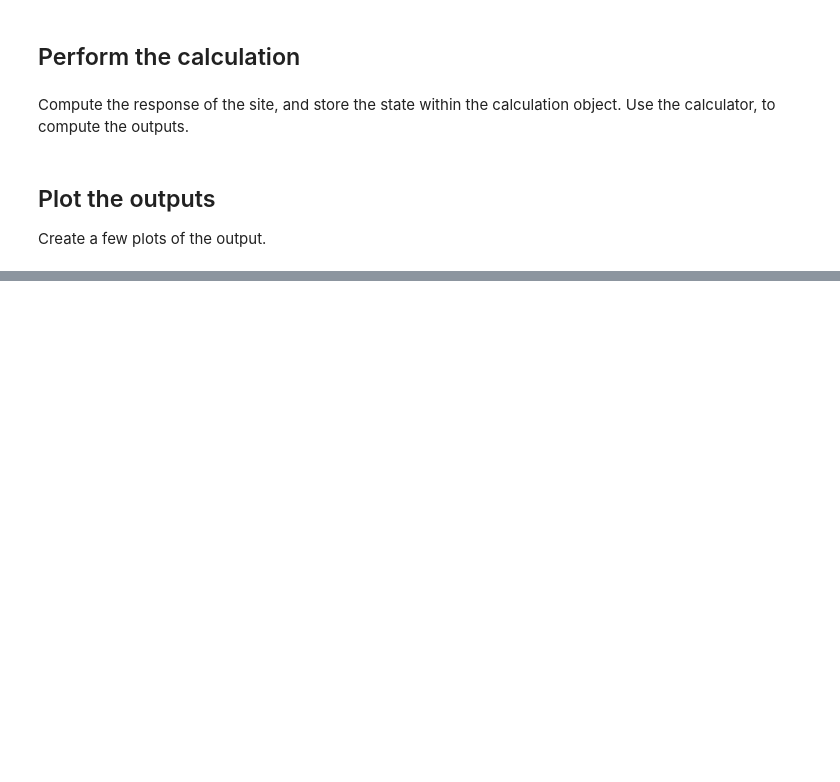
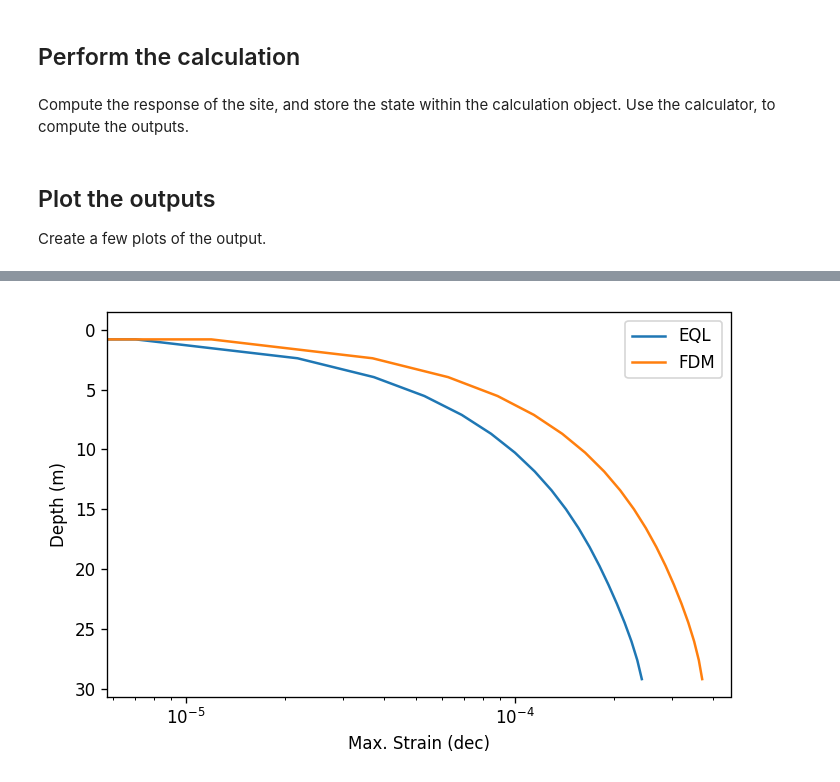
Before and after one commit to arkottke/pystrata, a Jupyter notebook: examples/example-03.ipynb, the cells around one changed output, grey strips where cells are left out. Cells and saved outputs as stored; diff of their text form; code cells hidden in the pictures; blank space fills up the shorter version.

```diff
--- a/examples/example-03.ipynb
+++ b/examples/example-03.ipynb
@@ -99,0 +100,17 @@ for o in outputs:
+# %%
+# Maximum strain profile
+fig, ax = plt.subplots()
+
+for name, refs, values in outputs[-1].iter_results():
+    if name == 'LE':
+        # No strain results for LE analyses
+        continue
+    ax.plot(values, refs, label=name)
+
+ax.set(xlabel=o.xlabel, xscale='log', ylabel=o.ylabel)
+ax.invert_yaxis()
+ax.legend()
+
+fig.tight_layout();
+# %% [output]
+[figure, added]
```
Also changed, not shown: parts of 3 cells of this notebook, 1 other file.
